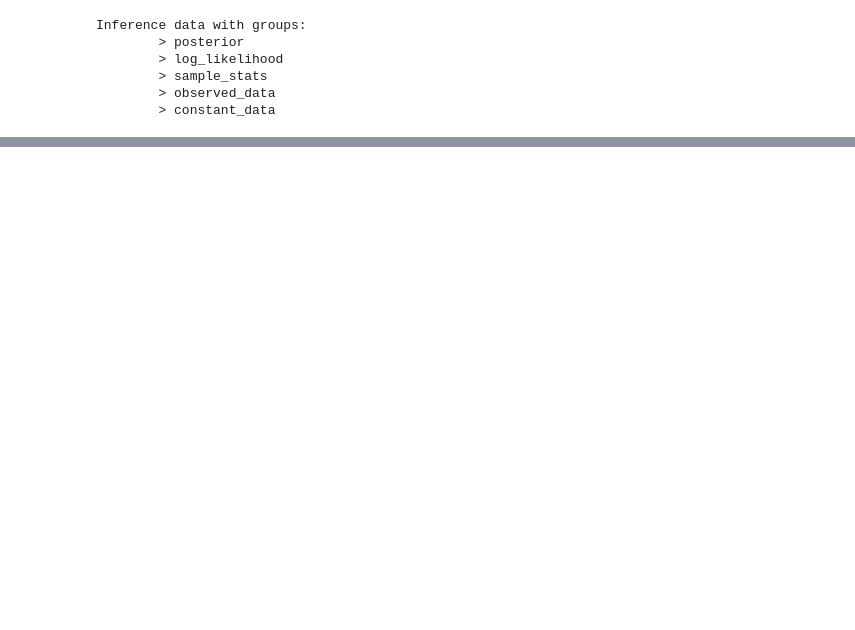
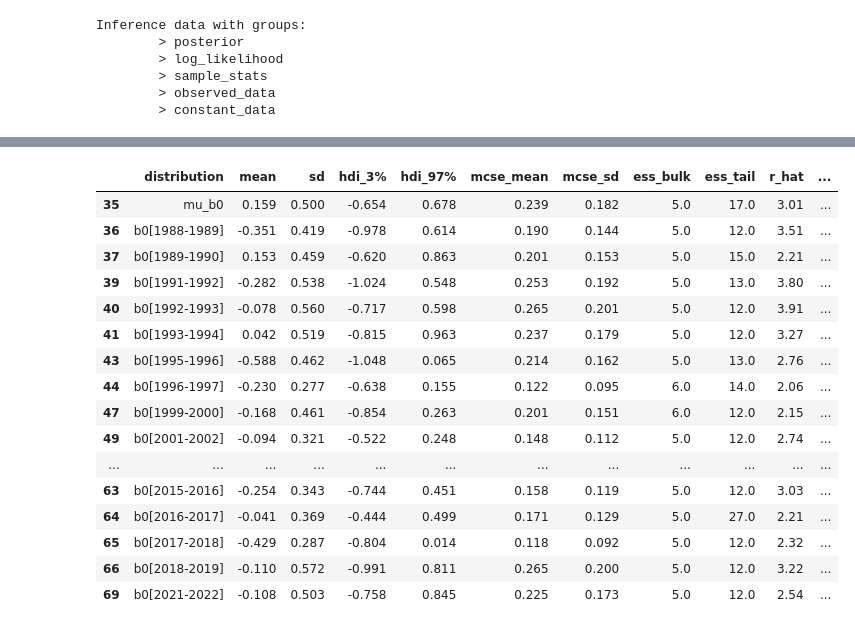
Before and after one commit to anath703/DS6040_Project, a Jupyter notebook: Hierarchical.ipynb, the cells around one changed output, grey strips where cells are left out. Cells and saved outputs as stored; diff of their text form; code cells hidden in the pictures; blank space fills up the shorter version.

```diff
--- a/Hierarchical.ipynb
+++ b/Hierarchical.ipynb
@@ -448,0 +461,7 @@ all_predictor_df
+# %%
+beta_hashmap = {}
+for i,col in enumerate(numeric_col.name):
+    beta = "b"+str(i)
+    beta_hashmap[beta] = col
+    # something = np.where(all_predictor_df['distribution'].str.contains(beta), name, None)
+beta_hashmap
@@ -448,0 +486,30 @@ all_predictor_df
+# %%
+def get_predictors(arr, hashmap):
+    new_map = []
+    for i in arr:
+        predictor_name = ''
+        if len(i.split('[')) == 2:
+            beta_type = i.split('[')[0]
+            if beta_type == 'a':
+                predictor_name = 'Intercept'
+            else:
+                predictor_name = hashmap[beta_type]
+        elif 'sigma' in i:
+            beta_type = i.split('_')[1]
+            if beta_type == 'a':
+                # predictor_name = 'Sigma Intercept'
+                predictor_name = 'Intercept'
+            else:
+                # predictor_name = 'Sigma ' + hashmap[beta_type]
+                predictor_name = hashmap[beta_type]
+        elif 'mu' in i:
+            beta_type = i.split('_')[1]
+            if beta_type == 'a':
+                # predictor_name = 'Mu Intercept'
+                predictor_name = 'Intercept'
+            else:
+                # predictor_name = 'Mu ' + hashmap[beta_type]
+                predictor_name = hashmap[beta_type]
+        new_map.append(predictor_name)
+    return new_map
+all_predictor_df['predictor'] = get_predictors(all_predictor_df['distribution'],beta_hashmap)
@@ -448,0 +600,20 @@ all_predictor_df
+# %%
+all_predictor_df[(all_predictor_df['significant'] == False) & (all_predictor_df['predictor'] == 'Age')]
+# %% [output]
+|  | distribution | mean | sd | hdi_3% | hdi_97% | mcse_mean | mcse_sd | ess_bulk | ess_tail | r_hat | ... |
+| 35 | mu_b0 | 0.159 | 0.500 | -0.654 | 0.678 | 0.239 | 0.182 | 5.0 | 17.0 | 3.01 | ... |
+| 36 | b0[1988-1989] | -0.351 | 0.419 | -0.978 | 0.614 | 0.190 | 0.144 | 5.0 | 12.0 | 3.51 | ... |
+| 37 | b0[1989-1990] | 0.153 | 0.459 | -0.620 | 0.863 | 0.201 | 0.153 | 5.0 | 15.0 | 2.21 | ... |
+| 39 | b0[1991-1992] | -0.282 | 0.538 | -1.024 | 0.548 | 0.253 | 0.192 | 5.0 | 13.0 | 3.80 | ... |
+| 40 | b0[1992-1993] | -0.078 | 0.560 | -0.717 | 0.598 | 0.265 | 0.201 | 5.0 | 12.0 | 3.91 | ... |
+| 41 | b0[1993-1994] | 0.042 | 0.519 | -0.815 | 0.963 | 0.237 | 0.179 | 5.0 | 12.0 | 3.27 | ... |
+| 43 | b0[1995-1996] | -0.588 | 0.462 | -1.048 | 0.065 | 0.214 | 0.162 | 5.0 | 13.0 | 2.76 | ... |
+| 44 | b0[1996-1997] | -0.230 | 0.277 | -0.638 | 0.155 | 0.122 | 0.095 | 6.0 | 14.0 | 2.06 | ... |
+| 47 | b0[1999-2000] | -0.168 | 0.461 | -0.854 | 0.263 | 0.201 | 0.151 | 6.0 | 12.0 | 2.15 | ... |
+| 49 | b0[2001-2002] | -0.094 | 0.321 | -0.522 | 0.248 | 0.148 | 0.112 | 5.0 | 12.0 | 2.74 | ... |
+| ... | ... | ... | ... | ... | ... | ... | ... | ... | ... | ... | ... |
+| 63 | b0[2015-2016] | -0.254 | 0.343 | -0.744 | 0.451 | 0.158 | 0.119 | 5.0 | 12.0 | 3.03 | ... |
+| 64 | b0[2016-2017] | -0.041 | 0.369 | -0.444 | 0.499 | 0.171 | 0.129 | 5.0 | 27.0 | 2.21 | ... |
+| 65 | b0[2017-2018] | -0.429 | 0.287 | -0.804 | 0.014 | 0.118 | 0.092 | 5.0 | 12.0 | 2.32 | ... |
+| 66 | b0[2018-2019] | -0.110 | 0.572 | -0.991 | 0.811 | 0.265 | 0.200 | 5.0 | 12.0 | 3.22 | ... |
+| 69 | b0[2021-2022] | -0.108 | 0.503 | -0.758 | 0.845 | 0.225 | 0.173 | 5.0 | 12.0 | 2.54 | ... |
```
Also changed, not shown: parts of 17 cells of this notebook.
